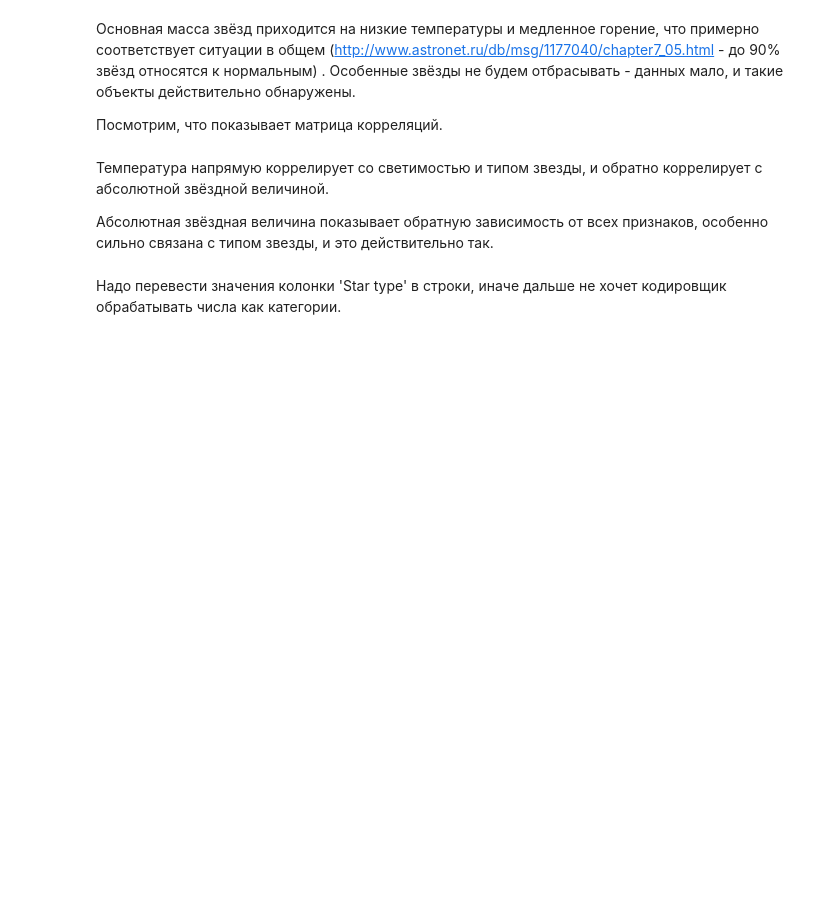
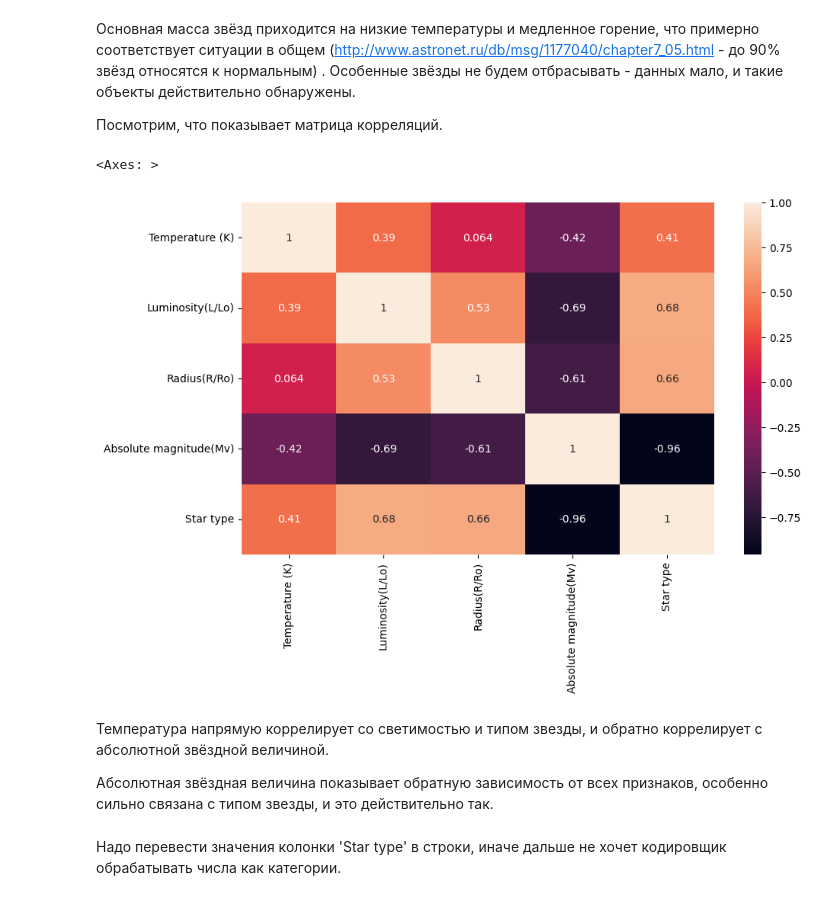
Before and after one commit to maria-smiles/stars, a Jupyter notebook: stars_v1.ipynb, the cells around one changed output. Drawn from its saved outputs; the diff is of its cells as text; code cells hidden in the pictures; blank space fills up the shorter version.

```diff
--- a/stars_v1.ipynb
+++ b/stars_v1.ipynb
@@ -136,10 +223,13 @@ plt.show()
 
 Посмотрим, что показывает матрица корреляций.
 # %%
-correlation_matrix = df.corr()
+correlation_matrix = df.corr(numeric_only=True)
 
-plt.figure(figsize= (16, 8))
+plt.figure(figsize= (10, 6))
 sns.heatmap(correlation_matrix, annot = True)
+# %% [output]
+<Axes: >
+[figure, added]
 # %% [markdown]
 Температура напрямую коррелирует со светимостью и типом звезды, и обратно коррелирует с абсолютной звёздной величиной.
 
```
Also changed, not shown: parts of 60 cells of this notebook.
